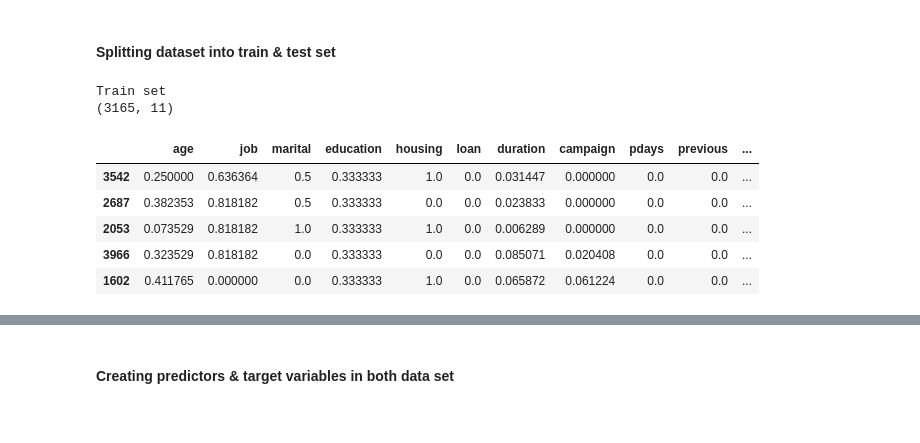
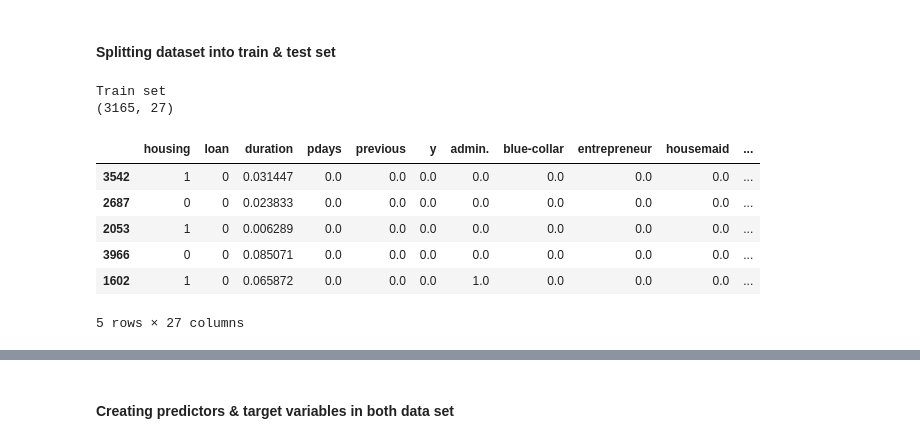
Before and after one commit to vaibhavyesalwad/Machine-Learning-from-scratch, a Jupyter notebook: Classification/K- Nearest Neighbour (KNN)/01_BankCustomerPrediction.ipynb, the cells around one changed output, grey strips where cells are left out. Drawn from its saved outputs; the diff is of its cells as text; code cells hidden in the pictures.

```diff
--- a/Classification/K- Nearest Neighbour (KNN)/01_BankCustomerPrediction.ipynb
+++ b/Classification/K- Nearest Neighbour (KNN)/01_BankCustomerPrediction.ipynb
@@ -215,22 +233,20 @@ bank_data.describe()
 # %% [markdown]
 #### Splitting dataset into train & test set
-# %%
-# Splitting 70 % dataset into train set & 30 % dataset into dataset into test set
-train = bank_data.sample(frac=0.7, random_state=3)   # selecting random 0.7 fraction of dataset as train set
-# chossing different random state will give different random rows
-test = bank_data.drop(train.index)            # selecting remaining i.e. 30% as test set
-print('Train set')
-print(train.shape)
-train.head()
-# %% [output]
-Train set
-(3165, 11)
-|  | age | job | marital | education | housing | loan | duration | campaign | pdays | previous | ... |
-| 3542 | 0.250000 | 0.636364 | 0.5 | 0.333333 | 1.0 | 0.0 | 0.031447 | 0.000000 | 0.0 | 0.0 | ... |
-| 2687 | 0.382353 | 0.818182 | 0.5 | 0.333333 | 0.0 | 0.0 | 0.023833 | 0.000000 | 0.0 | 0.0 | ... |
-| 2053 | 0.073529 | 0.818182 | 1.0 | 0.333333 | 1.0 | 0.0 | 0.006289 | 0.000000 | 0.0 | 0.0 | ... |
-| 3966 | 0.323529 | 0.818182 | 0.0 | 0.333333 | 0.0 | 0.0 | 0.085071 | 0.020408 | 0.0 | 0.0 | ... |
-| 1602 | 0.411765 | 0.000000 | 0.0 | 0.333333 | 1.0 | 0.0 | 0.065872 | 0.061224 | 0.0 | 0.0 | ... |
+# %%
+train, test = splitting_dataset(bank_data)
+print('Train set')
+print(train.shape)
+train.head()
+# %% [output]
+Train set
+(3165, 27)
+|  | housing | loan | duration | pdays | previous | y | admin. | blue-collar | entrepreneur | housemaid | ... |
+| 3542 | 1 | 0 | 0.031447 | 0.0 | 0.0 | 0.0 | 0.0 | 0.0 | 0.0 | 0.0 | ... |
+| 2687 | 0 | 0 | 0.023833 | 0.0 | 0.0 | 0.0 | 0.0 | 0.0 | 0.0 | 0.0 | ... |
+| 2053 | 1 | 0 | 0.006289 | 0.0 | 0.0 | 0.0 | 0.0 | 0.0 | 0.0 | 0.0 | ... |
+| 3966 | 0 | 0 | 0.085071 | 0.0 | 0.0 | 0.0 | 0.0 | 0.0 | 0.0 | 0.0 | ... |
+| 1602 | 1 | 0 | 0.065872 | 0.0 | 0.0 | 0.0 | 1.0 | 0.0 | 0.0 | 0.0 | ... |
+5 rows × 27 columns
 # %%
 print('Test set')
 print(test.shape)
```
Also changed, not shown: parts of 19 cells of this notebook.
